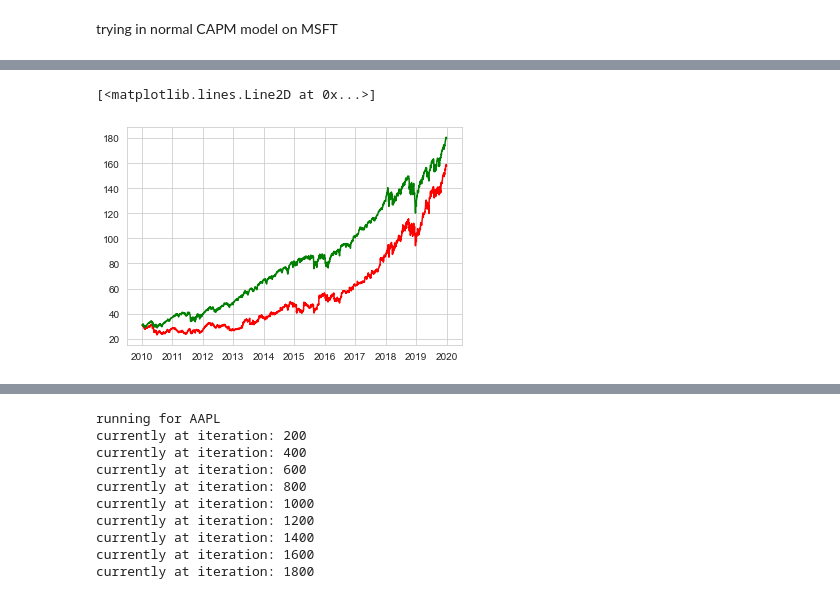
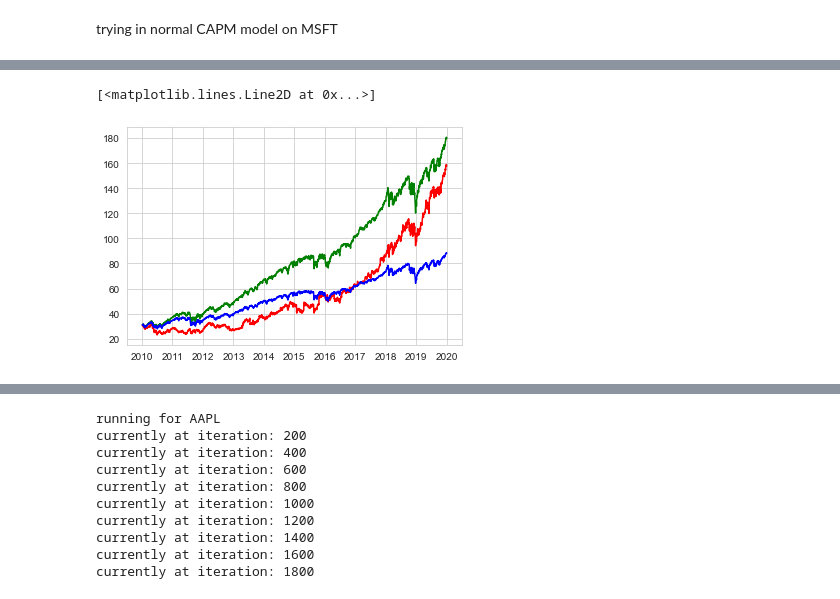
Before and after one commit to anthonysuherli/Statistical-arbitrage-with-O-U-process, a Jupyter notebook: Capstone_2_Modelling.ipynb, the cells around one changed output, grey strips where cells are left out. Saved outputs shown, nothing was run; the diff lists cells and outputs as text; code cells hidden in the pictures.

```diff
--- a/Capstone_2_Modelling.ipynb
+++ b/Capstone_2_Modelling.ipynb
@@ -209,10 +247,12 @@ Notes:
 # %%
 pred_msft = st_close.iloc[0]['MSFT'] * np.cumprod(msft_spx+1)
+spx_ret = st_close.iloc[0]['MSFT'] * np.cumprod(stETF['SPX']+1)
 plt.plot(st_close['MSFT'],'r')
 plt.plot(pred_msft,'g')
+plt.plot(spx_ret,'b')
 # %% [output]
 [<matplotlib.lines.Line2D at 0x...>]
-[figure, old version]
+[figure, new version]
 # %%
 plt.plot(msft)
 plt.plot(msft_spx)
```
Also changed, not shown: parts of 58 cells of this notebook.
